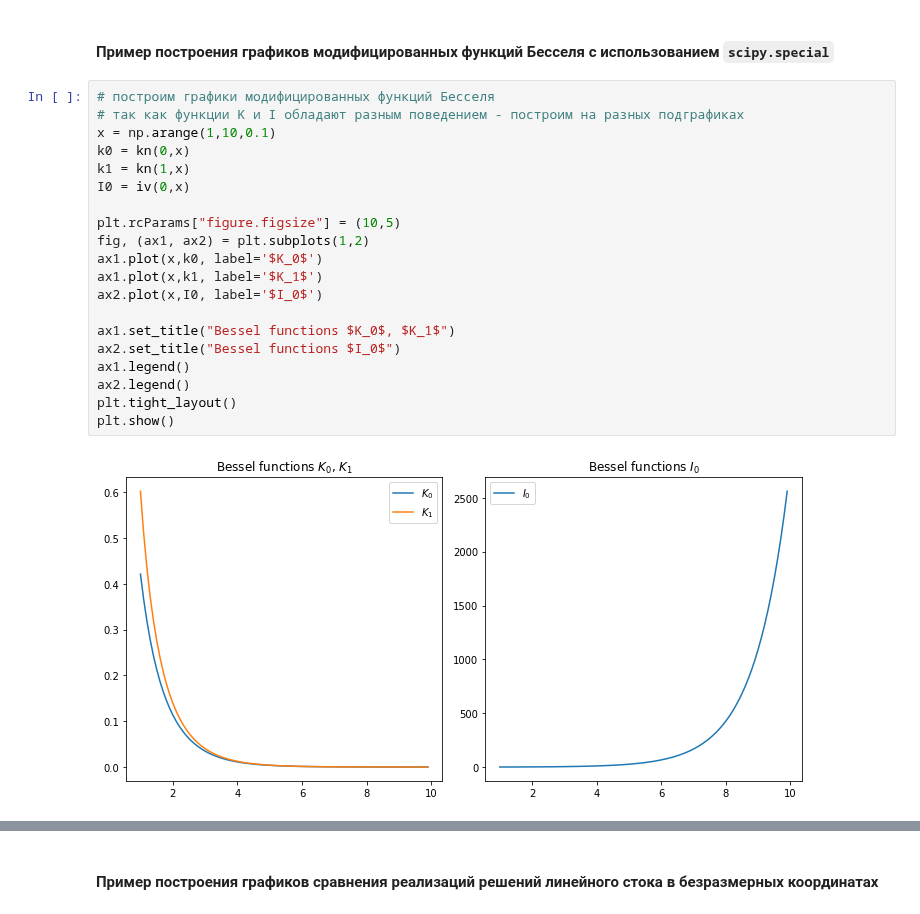
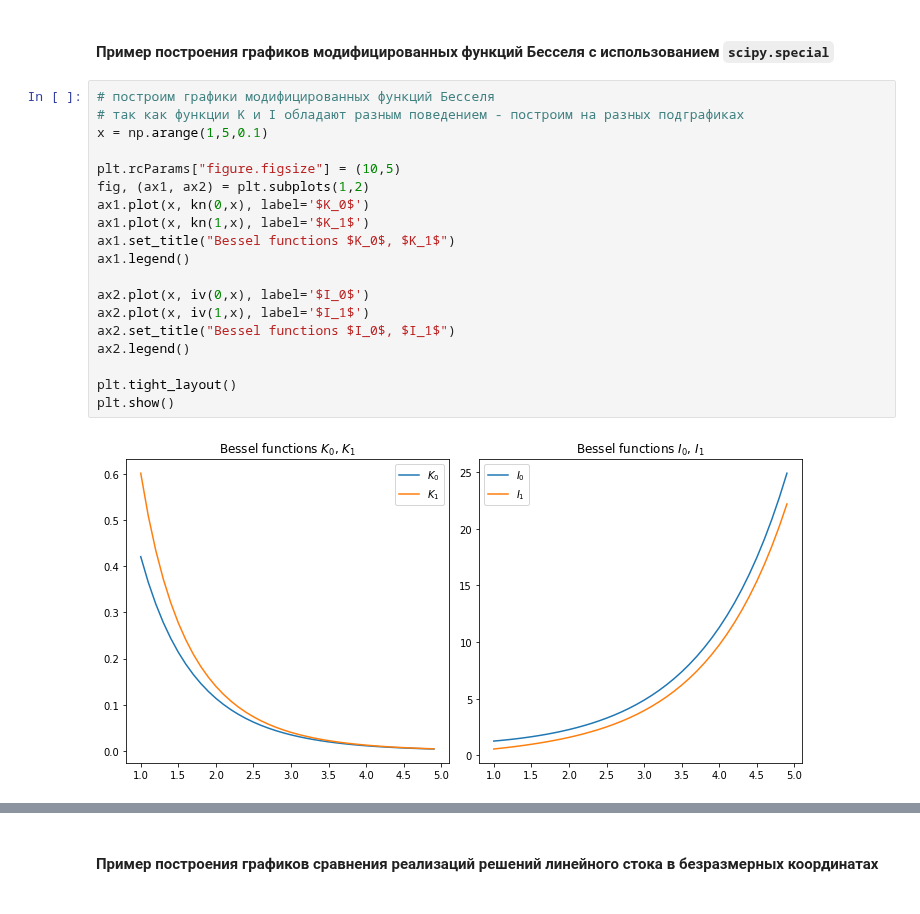
Before and after one commit to khabibullinra/welltest_examples, a Jupyter notebook: jupyter/12_transient_solutions_Laplace.ipynb, the cells around one changed output, grey strips where cells are left out. Drawn from its saved outputs; the diff is of its cells as text.

```diff
--- a/jupyter/12_transient_solutions_Laplace.ipynb
+++ b/jupyter/12_transient_solutions_Laplace.ipynb
@@ -84,22 +117,21 @@ $$ \tilde{p}_D(u, r_D) = A(u) K_0(r_D \sqrt u) + B(u) I_0(r_D \sqrt u) $$
 # %%
 # построим графики модифицированных функций Бесселя
 # так как функции K и I обладают разным поведением - построим на разных подграфиках
-x = np.arange(1,10,0.1)
-k0 = kn(0,x)
-k1 = kn(1,x)
-I0 = iv(0,x)
+x = np.arange(1,5,0.1)
 
 plt.rcParams["figure.figsize"] = (10,5)
 fig, (ax1, ax2) = plt.subplots(1,2)
-ax1.plot(x,k0, label='$K_0$')
-ax1.plot(x,k1, label='$K_1$')
-ax2.plot(x,I0, label='$I_0$')
+ax1.plot(x, kn(0,x), label='$K_0$')
+ax1.plot(x, kn(1,x), label='$K_1$')
+ax1.set_title("Bessel functions $K_0$, $K_1$")
+ax1.legend()
 
-ax1.set_title("Bessel functions $K_0$, $K_1$")
-ax2.set_title("Bessel functions $I_0$")
-ax1.legend()
+ax2.plot(x, iv(0,x), label='$I_0$')
+ax2.plot(x, iv(1,x), label='$I_1$')
+ax2.set_title("Bessel functions $I_0$, $I_1$")
 ax2.legend()
+
 plt.tight_layout()
 plt.show()
 # %% [output]
-[figure, old version]
+[figure, new version]
```
Also changed, not shown: parts of 43 cells of this notebook, 4 other files.
